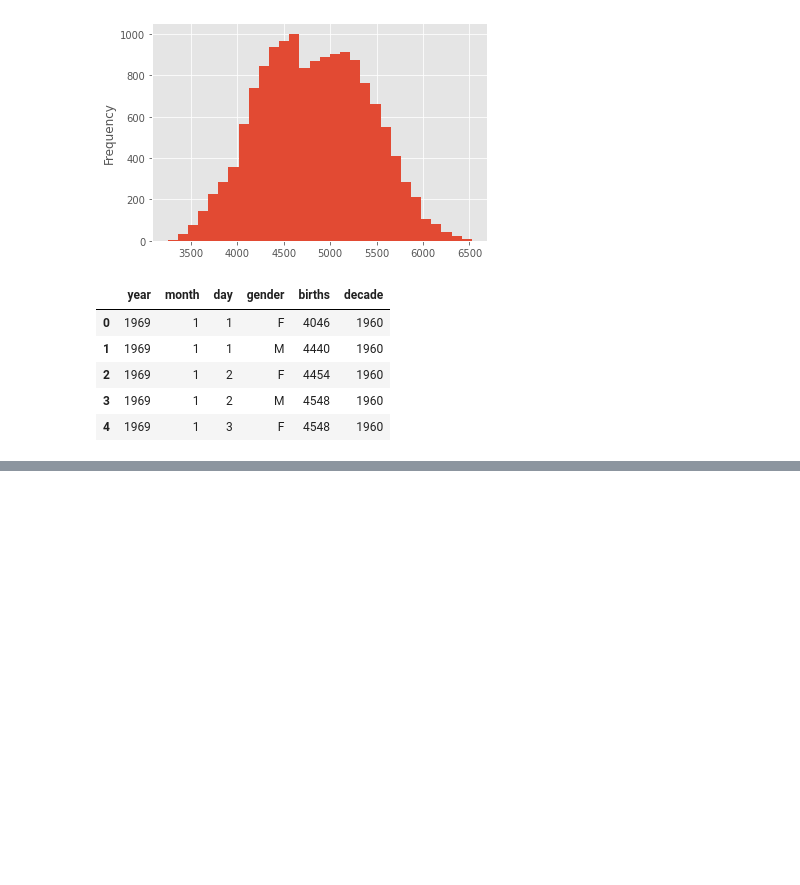
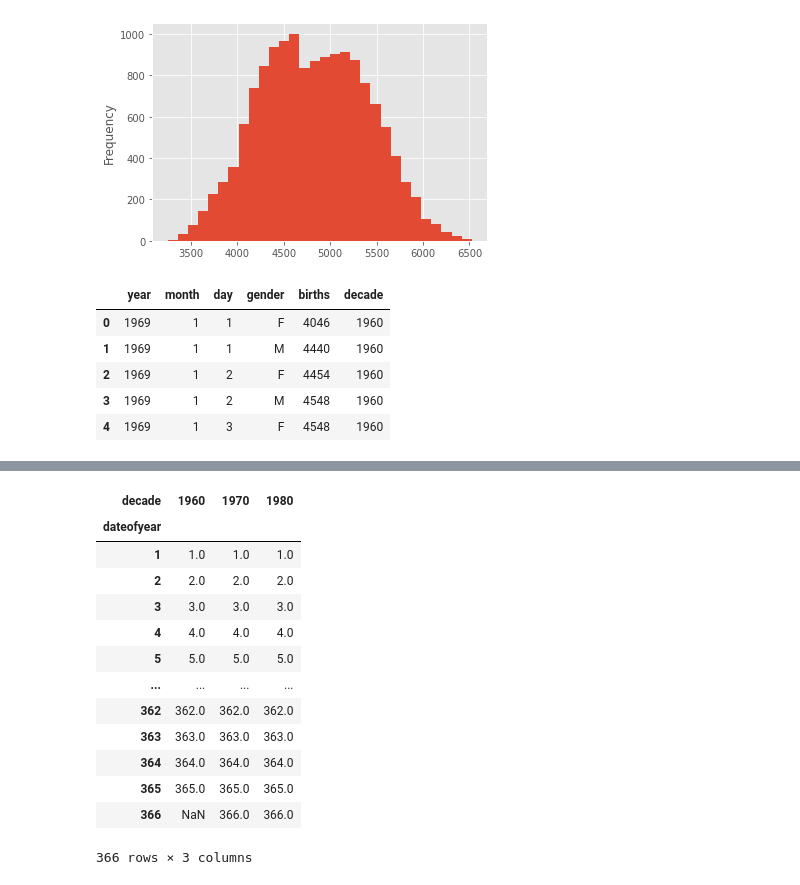
Before and after one commit to SandaMaster/data-science, a Jupyter notebook: web scraping2-3.ipynb, the cells around one changed output, grey strips where cells are left out. Cells and saved outputs as stored; diff of their text form; code cells hidden in the pictures; blank space fills up the shorter version.

```diff
--- a/web scraping2-3.ipynb
+++ b/web scraping2-3.ipynb
@@ -242,0 +319,17 @@ ValueError: time data '197010' does not match format '%Y%m%d' (match)
+# %%
+births.pivot_table('births',index='dateofyear',columns  = 'decade', aggfunc = 'mean')
+# %% [output]
+| decade | 1960 | 1970 | 1980 |
+| dateofyear |  |  |  |
+| 1 | 1.0 | 1.0 | 1.0 |
+| 2 | 2.0 | 2.0 | 2.0 |
+| 3 | 3.0 | 3.0 | 3.0 |
+| 4 | 4.0 | 4.0 | 4.0 |
+| 5 | 5.0 | 5.0 | 5.0 |
+| ... | ... | ... | ... |
+| 362 | 362.0 | 362.0 | 362.0 |
+| 363 | 363.0 | 363.0 | 363.0 |
+| 364 | 364.0 | 364.0 | 364.0 |
+| 365 | 365.0 | 365.0 | 365.0 |
+| 366 | NaN | 366.0 | 366.0 |
+366 rows × 3 columns
```
Also changed, not shown: parts of 13 cells of this notebook.
